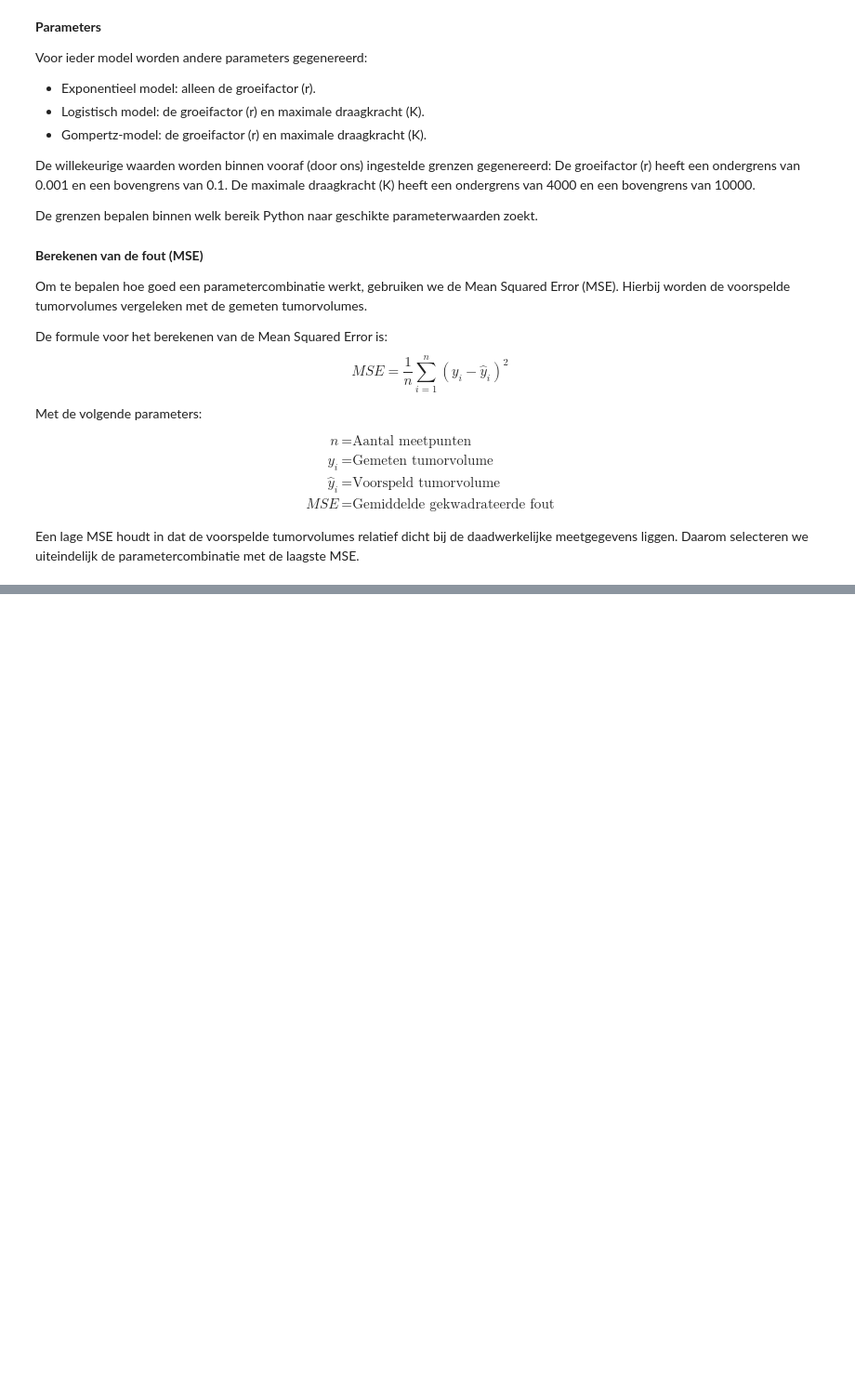
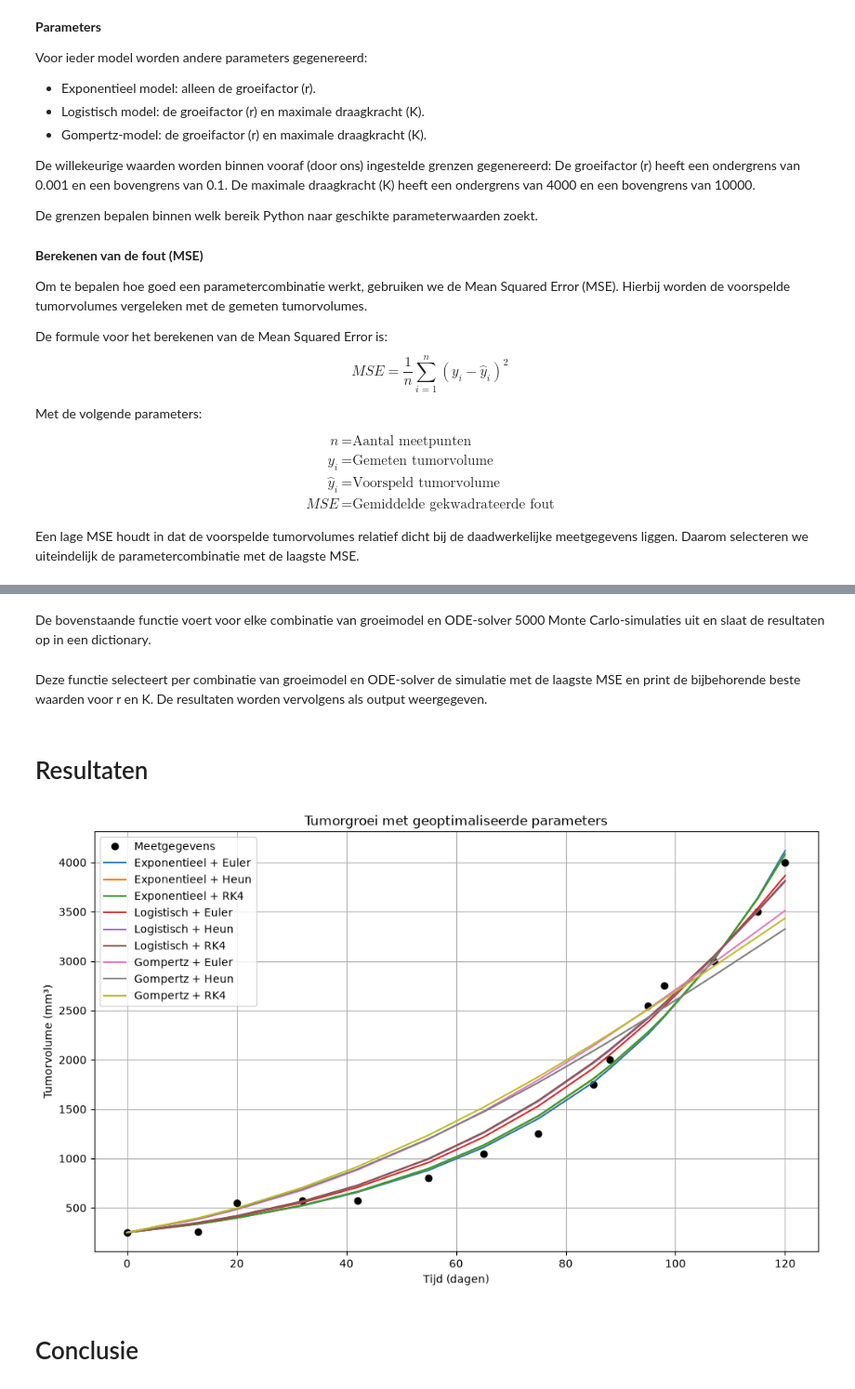
Before and after one commit to maartjevdhulst/ModellerenKankerCasusA, a Jupyter notebook: Use-case/Use-case_notebook.ipynb, the cells around one changed output, grey strips where cells are left out. Shown at 93% size. Cells and saved outputs as stored; diff of their text form; code cells hidden in the pictures; blank space fills up the shorter version.

Commit message:
Toevoegingen use-case en aanpassingen code voor resultaten na optimalisatie

```diff
--- a/Use-case/Use-case_notebook.ipynb
+++ b/Use-case/Use-case_notebook.ipynb
@@ -123,7 +125,7 @@ r &= \text{Groeifactor}
 $$
 # %%
 # Exponentieel groeimodel
-def exponential_model(t, y, r):
+def exponential_model(t, y, r, K=None):
     return r * y
 # %% [markdown]
 Dit model kan gebruikt worden om tumorgroei te beschrijven wanneer tumorcellen zich blijven delen en er voldoende ruimte en voedingsstoffen beschikbaar zijn. Het model houdt geen rekening met beperkingen in de groei.
@@ -409,0 +490,2 @@ Een lage MSE houdt in dat de voorspelde tumorvolumes relatief dicht bij de daadw
+# %% [markdown]
+De bovenstaande functie voert voor elke combinatie van groeimodel en ODE-solver 5000 Monte Carlo-simulaties uit en slaat de resultaten op in een dictionary.
@@ -409,0 +518,51 @@ Een lage MSE houdt in dat de voorspelde tumorvolumes relatief dicht bij de daadw
+# %% [markdown]
+Deze functie selecteert per combinatie van groeimodel en ODE-solver de simulatie met de laagste MSE en print de bijbehorende beste waarden voor r en K. De resultaten worden vervolgens als output weergegeven.
+# %% [markdown]
+# Resultaten
+# %%
+# Visualiseer na optimalisatie van de parameters
+def plot_optimized_results(ts_input, ys_input, results, models, solvers):
+    plt.figure(figsize=(12, 7))
+
+    plt.plot(ts_input, ys_input, 'ok', label='Meetgegevens')
+
+    for model_name, model in models.items():
+
+        for solver_name, solver in solvers.items():
+
+            name = model_name + " + " + solver_name
+
+            # Zoek de beste parameters
+            simulations = results[name]
+            best_result = simulations[0]
+
+            for result in simulations:
+                if result[2] < best_result[2]:
+                    best_result = result
+
+            # Bereken de tumorgroei met de beste parameters
+            ts_model, ys_model = solver(
+                ts_input, ys_input, model,
+                best_result[0], best_result[1]
+            )
+
+            plt.plot(ts_model, ys_model, label=name)
+
+    plt.grid(True)
+    plt.legend()
+    plt.xlabel('Tijd (dagen)')
+    plt.ylabel('Tumorvolume (mm³)')
+    plt.title('Tumorgroei met geoptimaliseerde parameters')
+    plt.show()
+# %%
+plot_optimized_results(
+    ts_input,
+    ys_input,
+    results,
+    models,
+    solvers
+)
+# %% [output]
+[figure, added]
+# %% [markdown]
+# Conclusie
```
Also changed, not shown: parts of 9 cells of this notebook, 2 other files.
